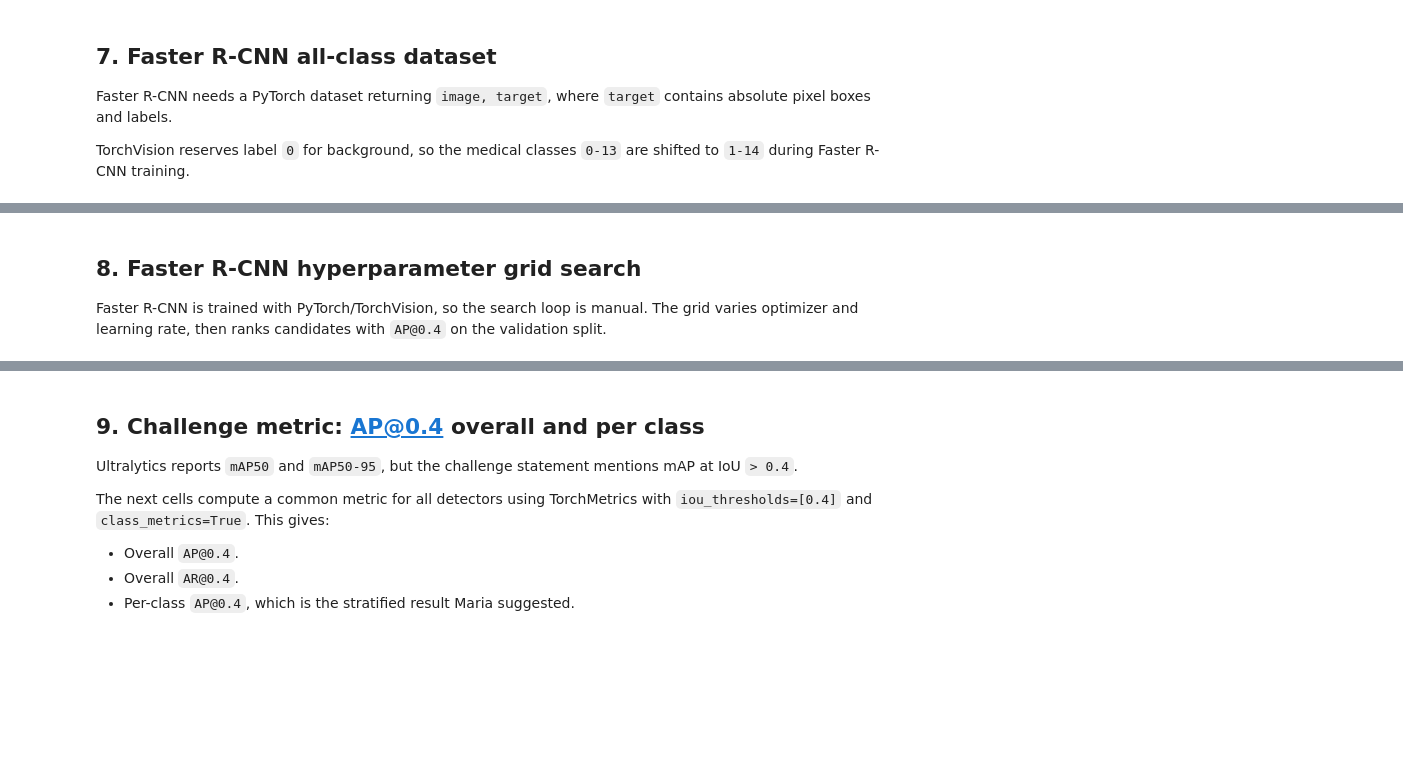
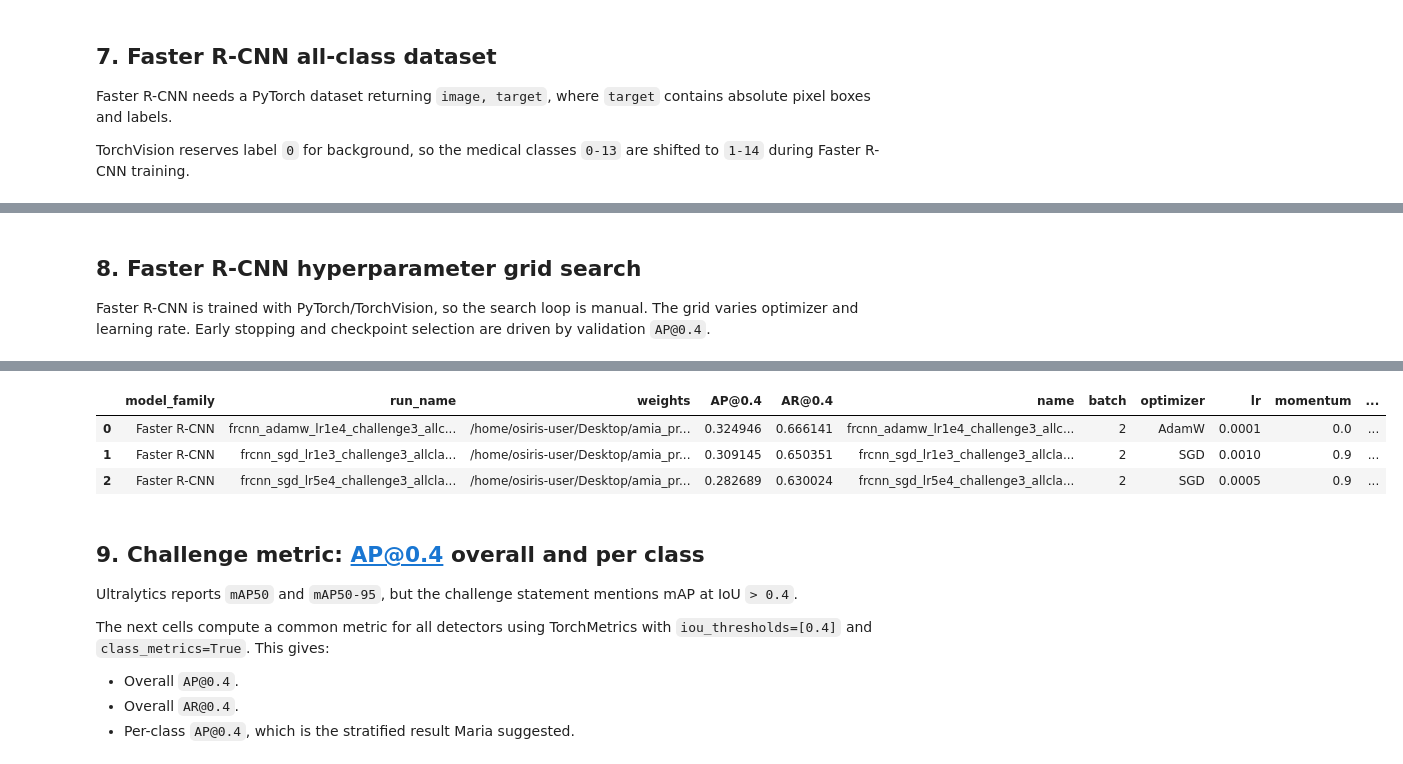
Before and after one commit to marcalvi/AMIA_final_project, a Jupyter notebook: AMIA_Albesa-Fite-Juan_part3.ipynb, the cells around one changed output, grey strips where cells are left out. Saved outputs shown, nothing was run; the diff lists cells and outputs as text; code cells hidden in the pictures; blank space fills up the shorter version.

```diff
--- a/AMIA_Albesa-Fite-Juan_part3.ipynb
+++ b/AMIA_Albesa-Fite-Juan_part3.ipynb
@@ -642,7 +932,7 @@ print("Faster R-CNN val images:", len(val_dataset_frcnn))
 # %% [markdown]
 ## 8. Faster R-CNN hyperparameter grid search
 
-Faster R-CNN is trained with PyTorch/TorchVision, so the search loop is manual. The grid varies optimizer and learning rate, then ranks candidates with `AP@0.4` on the validation split.
+Faster R-CNN is trained with PyTorch/TorchVision, so the search loop is manual. The grid varies optimizer and learning rate. Early stopping and checkpoint selection are driven by validation `AP@0.4`.
 # %%
 from torchvision.models.detection import fasterrcnn_resnet50_fpn, FasterRCNN_ResNet50_FPN_Weights
 from torchvision.models.detection.faster_rcnn import FastRCNNPredictor
@@ -696,20 +986,29 @@ def evaluate_frcnn_ap04_for_grid(model, data_loader):
 
 def run_faster_rcnn_grid(grid):
     rows = []
-    grid_dir = WORKSPACE_DIR / "faster_rcnn_grid_challenge3_allclasses"
+    frcnn_history_rows = []
+    grid_dir = WORKSPACE_DIR / "faster_rcnn_grid_challenge3_es_ap04"
     grid_dir.mkdir(parents=True, exist_ok=True)
     num_classes = len(DETECTION_CLASS_IDS) + 1
 
     for cfg in grid:
         run_name = cfg["name"]
         weights_path = grid_dir / f"{run_name}.pt"
+        history_path = grid_dir / "faster_rcnn_training_history.csv"
         print(f"\n=== Faster R-CNN: {run_name} ===")
 
         model = get_faster_rcnn_model(num_classes).to(TORCH_DEVICE)
+        best_ap04 = -np.inf
+        best_ar04 = np.nan
+        best_epoch = 0
+        epochs_without_improvement = 0
 
         if RUN_TRAINING and RUN_GRID_SEARCH and not (SKIP_FINISHED_RUNS and weights_path.exists()):
             train_loader_cfg = DataLoader(
                 train_dataset_frcnn, batch_size=cfg["batch"], shuffle=True, collate_fn=collate_fn
+            )
+            val_loader_cfg = DataLoader(
+                val_dataset_frcnn, batch_size=cfg["batch"], shuffle=False, collate_fn=collate_fn
             )
             optimizer = make_frcnn_optimizer(model, cfg)
             scheduler = torch.optim.lr_scheduler.StepLR(optimizer, step_size=cfg["step_size"], gamma=cfg["gamma"])
@@ -717,7 +1016,7 @@ def run_faster_rcnn_grid(grid):
             for epoch in range(cfg["epochs"]):
                 model.train()
                 epoch_loss = 0.0
-                start = time.time()
+                start_time = time.time()
 
                 for step, (images, targets) in enumerate(train_loader_cfg, start=1):
                     images = [img.to(TORCH_DEVICE) for img in images]
@@ -735,24 +1034,59 @@ def run_faster_rcnn_grid(grid):
                         print(f"Epoch {epoch+1}/{cfg['epochs']} | Step {step}/{len(train_loader_cfg)} | Loss {losses.item():.4f}")
 
                 scheduler.step()
-                print(f"Epoch {epoch+1} | Avg loss {epoch_loss / len(train_loader_cfg):.4f} | Time {time.time() - start:.1f}s")
+                avg_loss = epoch_loss / len(train_loader_cfg)
+                ap04, ar04 = evaluate_frcnn_ap04_for_grid(model, val_loader_cfg)
+                elapsed = time.time() - start_time
 
-            torch.save(model.state_dict(), weights_path)
-            print("Saved:", weights_path)
+                improved = ap04 > best_ap04
+                if improved:
+                    best_ap04 = ap04
+                    best_ar04 = ar04
+                    best_epoch = epoch + 1
+                    epochs_without_improvement = 0
+                    torch.save(model.state_dict(), weights_path)
+                    print("Saved best checkpoint:", weights_path)
+                else:
+                    epochs_without_improvement += 1
+
+                frcnn_history_rows.append({
+                    "run_name": run_name,
+                    "epoch": epoch + 1,
+                    "avg_loss": avg_loss,
+                    "AP@0.4": ap04,
+                    "AR@0.4": ar04,
+                    "best_AP@0.4": best_ap04,
+                    "best_epoch": best_epoch,
+                    "elapsed_seconds": elapsed,
+                    "optimizer": cfg["optimizer"],
+                    "lr": cfg["lr"],
+                    "weight_decay": cfg["weight_decay"],
+                })
+                pd.DataFrame(frcnn_history_rows).to_csv(history_path, index=False)
+
+                print(
+                    f"Epoch {epoch+1} | Avg loss {avg_loss:.4f} | "
+                    f"AP@0.4 {ap04:.4f} | Best AP@0.4 {best_ap04:.4f} "
+                    f"at epoch {best_epoch} | Time {elapsed:.1f}s"
+                )
+
+                if epochs_without_improvement >= FASTER_RCNN_PATIENCE:
+                    print(f"Early stopping after {FASTER_RCNN_PATIENCE} epochs without AP@0.4 improvement.")
+                    break
+
+            model.load_state_dict(torch.load(weights_path, map_location=TORCH_DEVICE))
+            ap04, ar04 = best_ap04, best_ar04
         elif weights_path.exists():
             print("Skipping training; found existing weights:", weights_path)
             model.load_state_dict(torch.load(weights_path, map_location=TORCH_DEVICE))
+            val_loader_cfg = DataLoader(
+                val_dataset_frcnn, batch_size=cfg["batch"], shuffle=False, collate_fn=collate_fn
+            )
+            ap04, ar04 = evaluate_frcnn_ap04_for_grid(model, val_loader_cfg)
+            best_epoch = np.nan
         else:
             print("Training disabled and no existing weights found; skipping candidate.")
             continue
-
-        if weights_path.exists() and not RUN_TRAINING:
-            model.load_state_dict(torch.load(weights_path, map_location=TORCH_DEVICE))
-
-        val_loader_cfg = DataLoader(
-            val_dataset_frcnn, batch_size=cfg["batch"], shuffle=False, collate_fn=collate_fn
-        )
-        ap04, ar04 = evaluate_frcnn_ap04_for_grid(model, val_loader_cfg)
 
         row = {
             "model_family": "Faster R-CNN",
@@ -760,11 +1094,12 @@ def run_faster_rcnn_grid(grid):
             "weights": str(weights_path),
             "AP@0.4": ap04,
             "AR@0.4": ar04,
+            "best_epoch": best_epoch,
             **cfg,
         }
         rows.append(row)
         pd.DataFrame(rows).to_csv(grid_dir / "faster_rcnn_grid_results.csv", index=False)
-        print(pd.Series(row)[["run_name", "AP@0.4", "AR@0.4"]])
+        print(pd.Series(row)[["run_name", "AP@0.4", "AR@0.4", "best_epoch"]])
 
     if not rows:
         return pd.DataFrame(), None, None
@@ -787,3 +1122,4 @@ else:
     if faster_rcnn_weights.exists():
         model_frcnn = get_faster_rcnn_model(len(DETECTION_CLASS_IDS) + 1).to(TORCH_DEVICE)
         model_frcnn.load_state_dict(torch.load(faster_rcnn_weights, map_location=TORCH_DEVICE))
+# %% [output]
@@ -790,3 +1184,7 @@ else:
+|  | model_family | run_name | weights | AP@0.4 | AR@0.4 | name | batch | optimizer | lr | momentum | ... |
+| 0 | Faster R-CNN | frcnn_adamw_lr1e4_challenge3_allc... | /home/osiris-user/Desktop/amia_pr... | 0.324946 | 0.666141 | frcnn_adamw_lr1e4_challenge3_allc... | 2 | AdamW | 0.0001 | 0.0 | ... |
+| 1 | Faster R-CNN | frcnn_sgd_lr1e3_challenge3_allcla... | /home/osiris-user/Desktop/amia_pr... | 0.309145 | 0.650351 | frcnn_sgd_lr1e3_challenge3_allcla... | 2 | SGD | 0.0010 | 0.9 | ... |
+| 2 | Faster R-CNN | frcnn_sgd_lr5e4_challenge3_allcla... | /home/osiris-user/Desktop/amia_pr... | 0.282689 | 0.630024 | frcnn_sgd_lr5e4_challenge3_allcla... | 2 | SGD | 0.0005 | 0.9 | ... |
 # %% [markdown]
 ## 9. Challenge metric: AP@0.4 overall and per class
 
```
Also changed, not shown: parts of 21 cells of this notebook, 6 other files.
